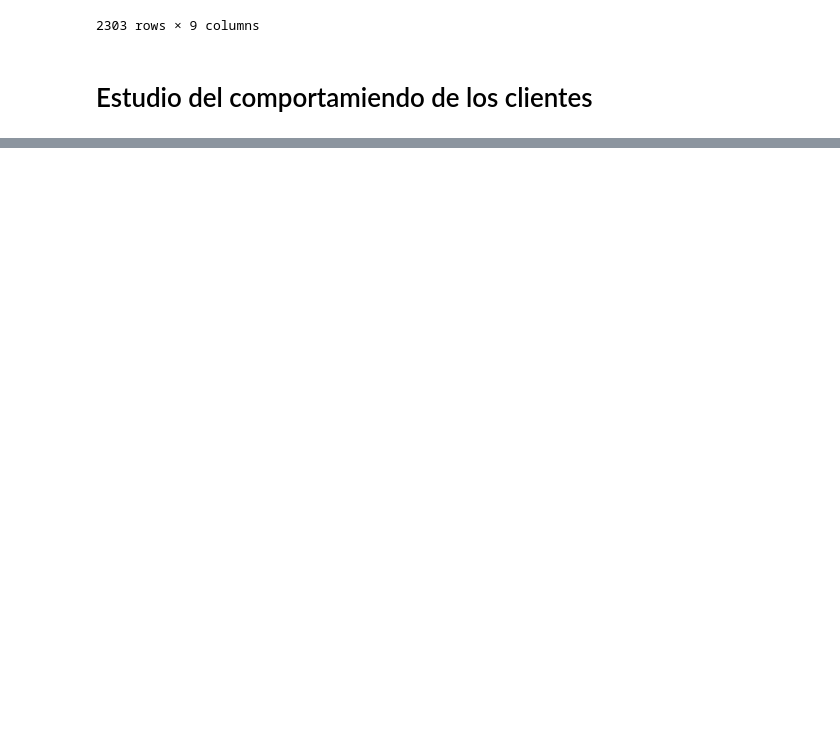
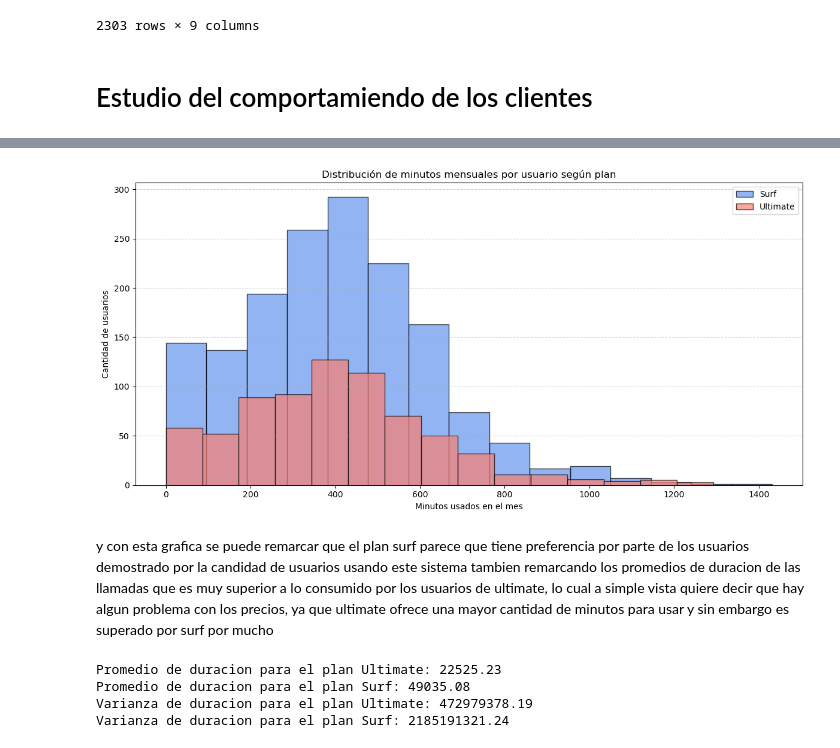
Before and after one commit to EladioVG/Project_1, a Jupyter notebook: armado.ipynb, the cells around one changed output, grey strips where cells are left out. Cells and saved outputs as stored; diff of their text form; code cells hidden in the pictures; blank space fills up the shorter version.

```diff
--- a/armado.ipynb
+++ b/armado.ipynb
@@ -609,0 +666,44 @@ memory usage: 162.1+ KB
+# %%
+
+# Compara el número de minutos mensuales que necesitan los usuarios de cada plan. Traza un histograma.
+duracion_por_usuario = total.groupby(['user_id', 'period', 'plan'])[
+    'duration'].sum().reset_index()
+surf_duracion = duracion_por_usuario[duracion_por_usuario['plan']
+                                     == 'surf']['duration']
+ultimate_duracion = duracion_por_usuario[duracion_por_usuario['plan']
+                                         == 'ultimate']['duration']
+plt.figure(figsize=(12, 6))
+plt.hist(surf_duracion, bins=15, alpha=0.7, label='Surf',
+         color='cornflowerblue', edgecolor='black')
+plt.hist(ultimate_duracion, bins=15, alpha=0.7,
+         label='Ultimate', color='salmon', edgecolor='black')
+
+plt.title('Distribución de minutos mensuales por usuario según plan')
+plt.xlabel('Minutos usados en el mes')
+plt.ylabel('Cantidad de usuarios')
+plt.legend()
+plt.grid(axis='y', linestyle='--', alpha=0.6)
+plt.tight_layout()
+plt.show()
+# %% [output]
+[figure, added]
+# %% [markdown]
+y con esta grafica se puede remarcar que el plan surf parece que tiene preferencia por parte de los usuarios demostrado por la candidad de usuarios usando este sistema tambien remarcando los promedios de duracion de las llamadas que es muy superior a lo consumido por los usuarios de ultimate, lo cual a simple vista quiere decir que hay algun problema con los precios, ya que ultimate ofrece una mayor cantidad de minutos para usar y sin embargo es superado por surf por mucho
+# %%
+# Calcula la media y la varianza de la duración mensual de llamadas.
+llamadas = total.groupby(['plan', 'period'])[
+    'duration'].sum().unstack(fill_value=0)
+promedio_ultimate = llamadas.loc['ultimate'].mean()
+var_u = llamadas.loc['ultimate'].var()
+llamadas_s = llamadas.loc['surf'].mean()
+var_s = llamadas.loc['surf'].var()
+print(f'''Promedio de duracion para el plan Ultimate: {promedio_ultimate:.2f}
+Promedio de duracion para el plan Surf: {llamadas_s:.2f}
+Varianza de duracion para el plan Ultimate: {var_u:.2f}
+Varianza de duracion para el plan Surf: {var_s:.2f}
+''')
+# %% [output]
+Promedio de duracion para el plan Ultimate: 22525.23
+Promedio de duracion para el plan Surf: 49035.08
+Varianza de duracion para el plan Ultimate: 472979378.19
+Varianza de duracion para el plan Surf: 2185191321.24
```
Also changed, not shown: parts of 10 cells of this notebook, 2 other files.
